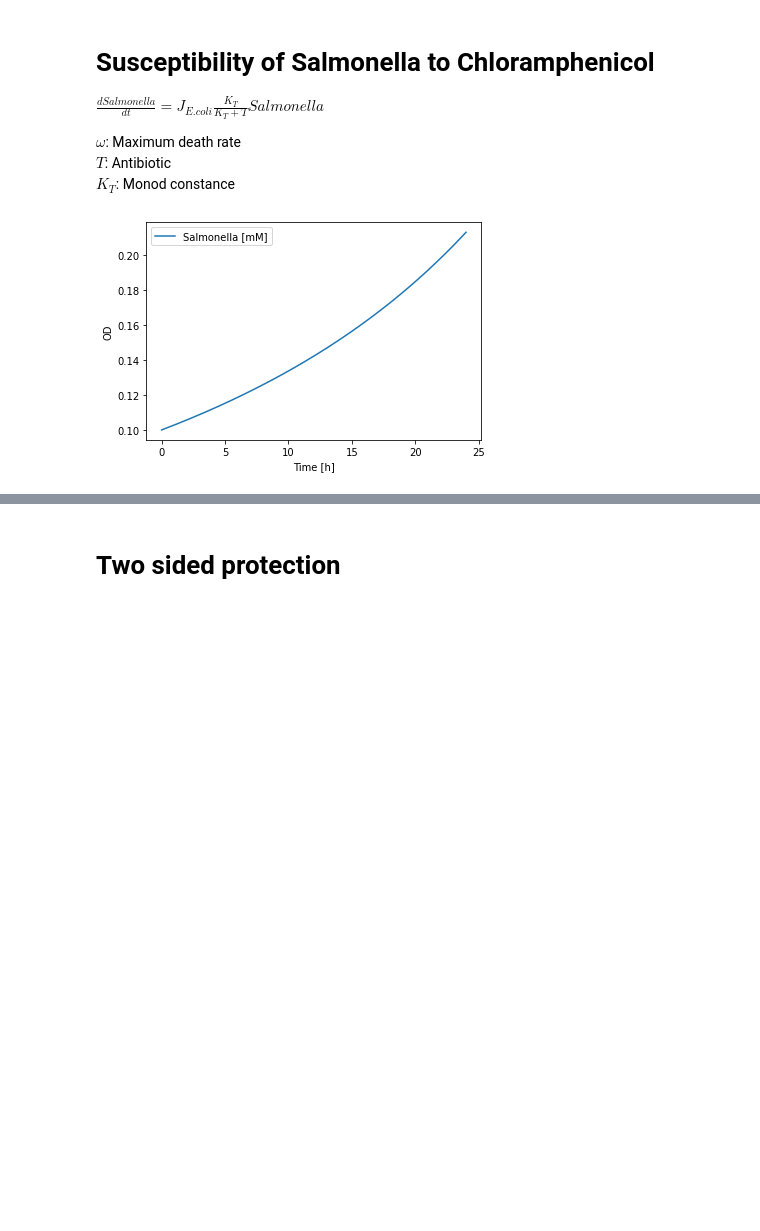
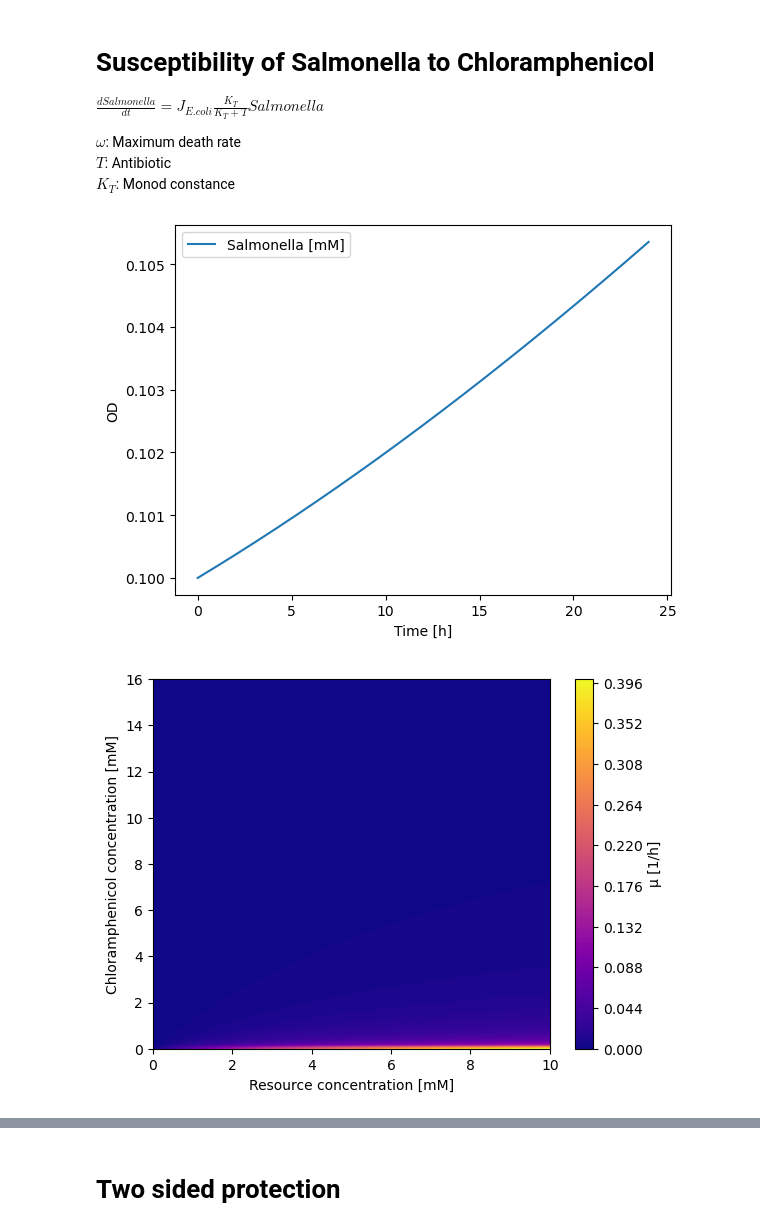
Before and after one commit to nahanoo/toxicity_kuleuven, a Jupyter notebook: overview.ipynb, the cells around one changed output, grey strips where cells are left out. Cells and saved outputs as stored; diff of their text form; code cells hidden in the pictures; blank space fills up the shorter version.

```diff
--- a/overview.ipynb
+++ b/overview.ipynb
@@ -55,8 +59,11 @@ $K_T$: Monod constance
 # %%
 exp = Experiment()
 exp.dilution_factor = 1
 exp.total_transfers = 1
 exp.simulate_experiment("s_toxin")
 exp.plot_salmonella()
+exp.isoclines_inhibition_salmonella()
+exp.isoclines_inhibition_salmonella_e_coli()
 # %% [output]
-[figure, old version]
+[figure, new version]
+[figure, added]
```
Also changed, not shown: parts of 7 cells of this notebook, 59 other files.
